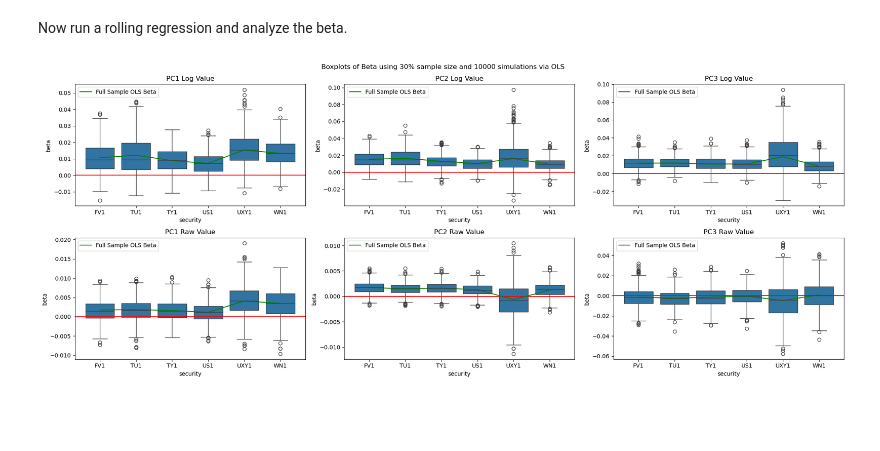
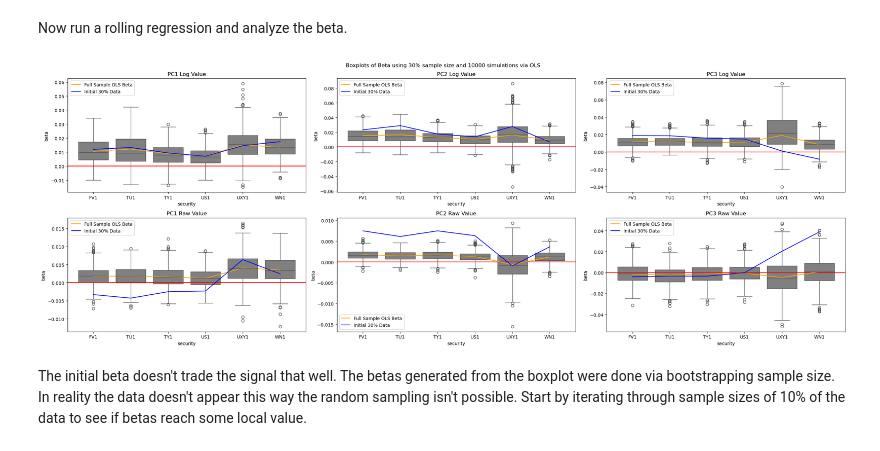
Before and after one commit to diegodalvarez/TreasuryInflationPCA, a Jupyter notebook: root/notebook/SignalAnalysis/SignalDirectionTest.ipynb, the cells around one changed output. Drawn from its saved outputs; the diff is of its cells as text; code cells hidden in the pictures; blank space fills up the shorter version.

```diff
--- a/root/notebook/SignalAnalysis/SignalDirectionTest.ipynb
+++ b/root/notebook/SignalAnalysis/SignalDirectionTest.ipynb
@@ -217,39 +247,57 @@ df_sample_beta = sample_beta(df_backtest)
 # %%
-def plot_sample_beta(df_sample_beta: pd.DataFrame, df_beta: pd.DataFrame, sample_size: float, sims: int) -> plt.Figure:
+def plot_sample_beta(
+    df_sample_beta  : pd.DataFrame,
+    df_beta         : pd.DataFrame,
+    df_initial_beta : pd.DataFrame,
+    sample_size     : float,
+    sims            : int,
+    initial_sample  : float) -> plt.Figure:
 
     df_tmp = (df_sample_beta.assign(
         input_var = lambda x: np.where(x.input_var == "log", "Log Value", "Raw Value"),
         group_var = lambda x: x.variable + " " + x.input_var))
 
     df_beta_tmp = (df_beta.assign(
         input_var = lambda x: np.where(x.input_var == "log", "Log Value", "Raw Value"),
         group_var = lambda x: x.variable + " " + x.input_var))
 
+    df_initial_tmp = (df_initial_beta.assign(
+        input_var = lambda x: np.where(x.input_var == "log", "Log Value", "Raw Value"),
+        group_var = lambda x: x.variable + " " + x.input_var))
+
     group_vars = df_tmp.sort_values(["input_var", "variable"]).group_var.drop_duplicates().to_list()
-    fig, axes  = plt.subplots(ncols = len(group_vars) // 2, nrows = len(group_vars) // 3, figsize = (20,8))
+    fig, axes  = plt.subplots(ncols = len(group_vars) // 2, nrows = len(group_vars) // 3, figsize = (25,9))
 
     for group_var, ax in zip(group_vars, axes.flatten()):
 
         df_plot = (df_tmp.query(
             "group_var == @group_var"))
 
-        sns.boxplot(x = "security", y = "beta", data = df_plot, ax = ax)
+        sns.boxplot(x = "security", y = "beta", data = df_plot, ax = ax, color = "grey")
         ax.set_title(group_var)
         ax.axhline(y = 0, color = "red")
 
         df_beta_plot = (df_beta_tmp.query(
             "group_var == @group_var").
             set_index("security")
             [["beta"]])
 
-        ax.plot(df_beta_plot.index, df_beta_plot.beta, color = "green", label = "Full Sample OLS Beta")
+        df_initial_plot = (df_initial_tmp.query(
+            "group_var == @group_var").
+            set_index("security")
+            [["beta"]])
+
+        ax.plot(df_beta_plot.index, df_beta_plot.beta, color = "orange", label = "Full Sample OLS Beta")
+        ax.plot(df_initial_plot.index, df_initial_plot.beta, color = "blue", label = "Initial {}% Data".format(int(initial_sample * 100)))
         ax.legend()
 
     fig.suptitle("Boxplots of Beta using {}% sample size and {} simulations via OLS".format(
         sample_size,
         sims))
     plt.tight_layout()
 
-plot_sample_beta(df_sample_beta, df_beta, 30, 10_000)
+plot_sample_beta(df_sample_beta, df_beta, df_initial_beta, 30, 10_000, 0.3)
 # %% [output]
-[figure, old version]
+[figure, new version]
+# %% [markdown]
+The initial beta doesn't trade the signal that well. The betas generated from the boxplot were done via bootstrapping sample size. In reality the data doesn't appear this way the random sampling isn't possible. Start by iterating through sample sizes of 10% of the data to see if betas reach some local value.
```
Also changed, not shown: parts of 4 cells of this notebook, 4 other files.
